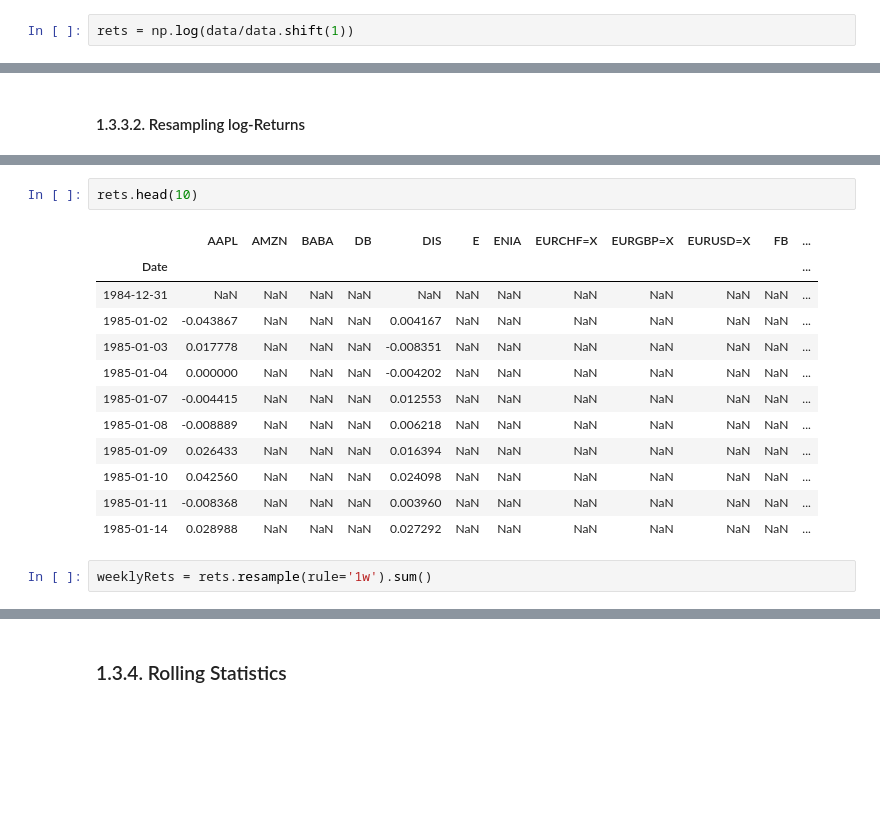
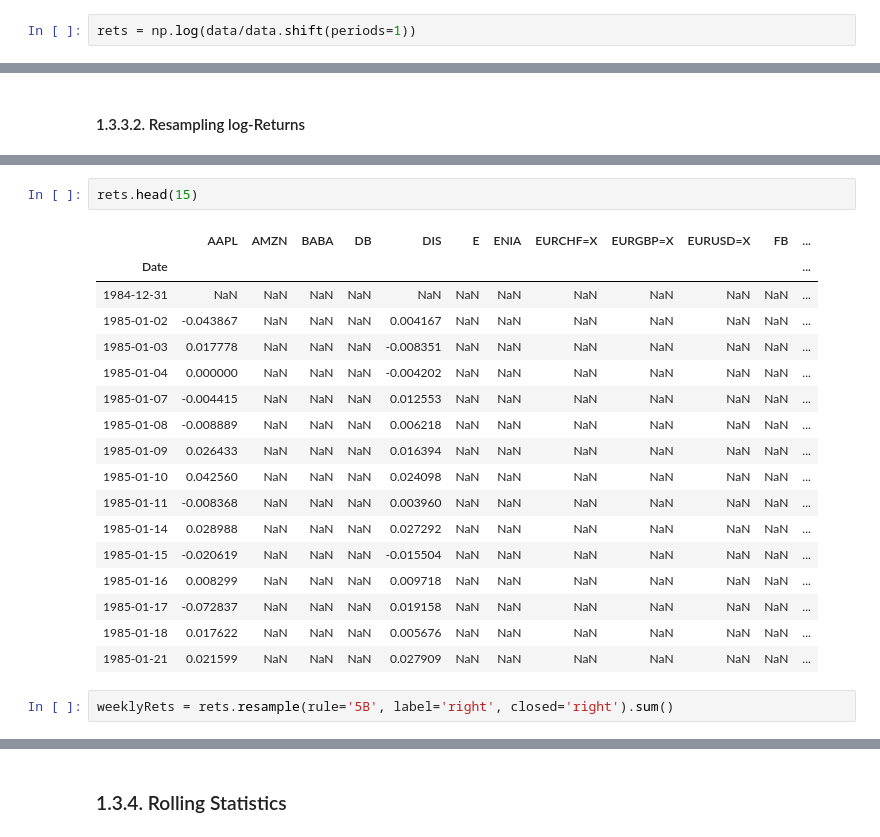
Before and after one commit to gabrielepompa88/IT-For-Business-And-Finance-2019-20, a Jupyter notebook: Notebooks/Data_Analysis___Financial_Time_Series.ipynb, the cells around one changed output, grey strips where cells are left out. Drawn from its saved outputs; the diff is of its cells as text; blank space fills up the shorter version.

```diff
--- a/Notebooks/Data_Analysis___Financial_Time_Series.ipynb
+++ b/Notebooks/Data_Analysis___Financial_Time_Series.ipynb
@@ -704,5 +720,5 @@ $$
 # %%
-rets = np.log(data/data.shift(1))
+rets = np.log(data/data.shift(periods=1))
 # %%
 rets.tail().round(2)
 # %% [output]
@@ -820,22 +929,27 @@ R^{log}_{t,n} &= \log \left( \frac{P_t}{P_{t-n}} \right) \nonumber \\
 
 that is the n-period log-return at time t is the sum of the n most recent one-period log-returns up to time t.
 # %%
-rets.head(10)
+rets.head(15)
 # %% [output]
 |  | AAPL | AMZN | BABA | DB | DIS | E | ENIA | EURCHF=X | EURGBP=X | EURUSD=X | FB | ... |
 | Date |  |  |  |  |  |  |  |  |  |  |  | ... |
 | 1984-12-31 | NaN | NaN | NaN | NaN | NaN | NaN | NaN | NaN | NaN | NaN | NaN | ... |
 | 1985-01-02 | -0.043867 | NaN | NaN | NaN | 0.004167 | NaN | NaN | NaN | NaN | NaN | NaN | ... |
 | 1985-01-03 | 0.017778 | NaN | NaN | NaN | -0.008351 | NaN | NaN | NaN | NaN | NaN | NaN | ... |
 | 1985-01-04 | 0.000000 | NaN | NaN | NaN | -0.004202 | NaN | NaN | NaN | NaN | NaN | NaN | ... |
 | 1985-01-07 | -0.004415 | NaN | NaN | NaN | 0.012553 | NaN | NaN | NaN | NaN | NaN | NaN | ... |
 | 1985-01-08 | -0.008889 | NaN | NaN | NaN | 0.006218 | NaN | NaN | NaN | NaN | NaN | NaN | ... |
 | 1985-01-09 | 0.026433 | NaN | NaN | NaN | 0.016394 | NaN | NaN | NaN | NaN | NaN | NaN | ... |
 | 1985-01-10 | 0.042560 | NaN | NaN | NaN | 0.024098 | NaN | NaN | NaN | NaN | NaN | NaN | ... |
 | 1985-01-11 | -0.008368 | NaN | NaN | NaN | 0.003960 | NaN | NaN | NaN | NaN | NaN | NaN | ... |
 | 1985-01-14 | 0.028988 | NaN | NaN | NaN | 0.027292 | NaN | NaN | NaN | NaN | NaN | NaN | ... |
+| 1985-01-15 | -0.020619 | NaN | NaN | NaN | -0.015504 | NaN | NaN | NaN | NaN | NaN | NaN | ... |
+| 1985-01-16 | 0.008299 | NaN | NaN | NaN | 0.009718 | NaN | NaN | NaN | NaN | NaN | NaN | ... |
+| 1985-01-17 | -0.072837 | NaN | NaN | NaN | 0.019158 | NaN | NaN | NaN | NaN | NaN | NaN | ... |
+| 1985-01-18 | 0.017622 | NaN | NaN | NaN | 0.005676 | NaN | NaN | NaN | NaN | NaN | NaN | ... |
+| 1985-01-21 | 0.021599 | NaN | NaN | NaN | 0.027909 | NaN | NaN | NaN | NaN | NaN | NaN | ... |
 # %%
-weeklyRets = rets.resample(rule='1w').sum()
+weeklyRets = rets.resample(rule='5B', label='right', closed='right').sum()
 # %%
 weeklyRets.head()
 # %% [output]
```
Also changed, not shown: parts of 29 cells of this notebook.
